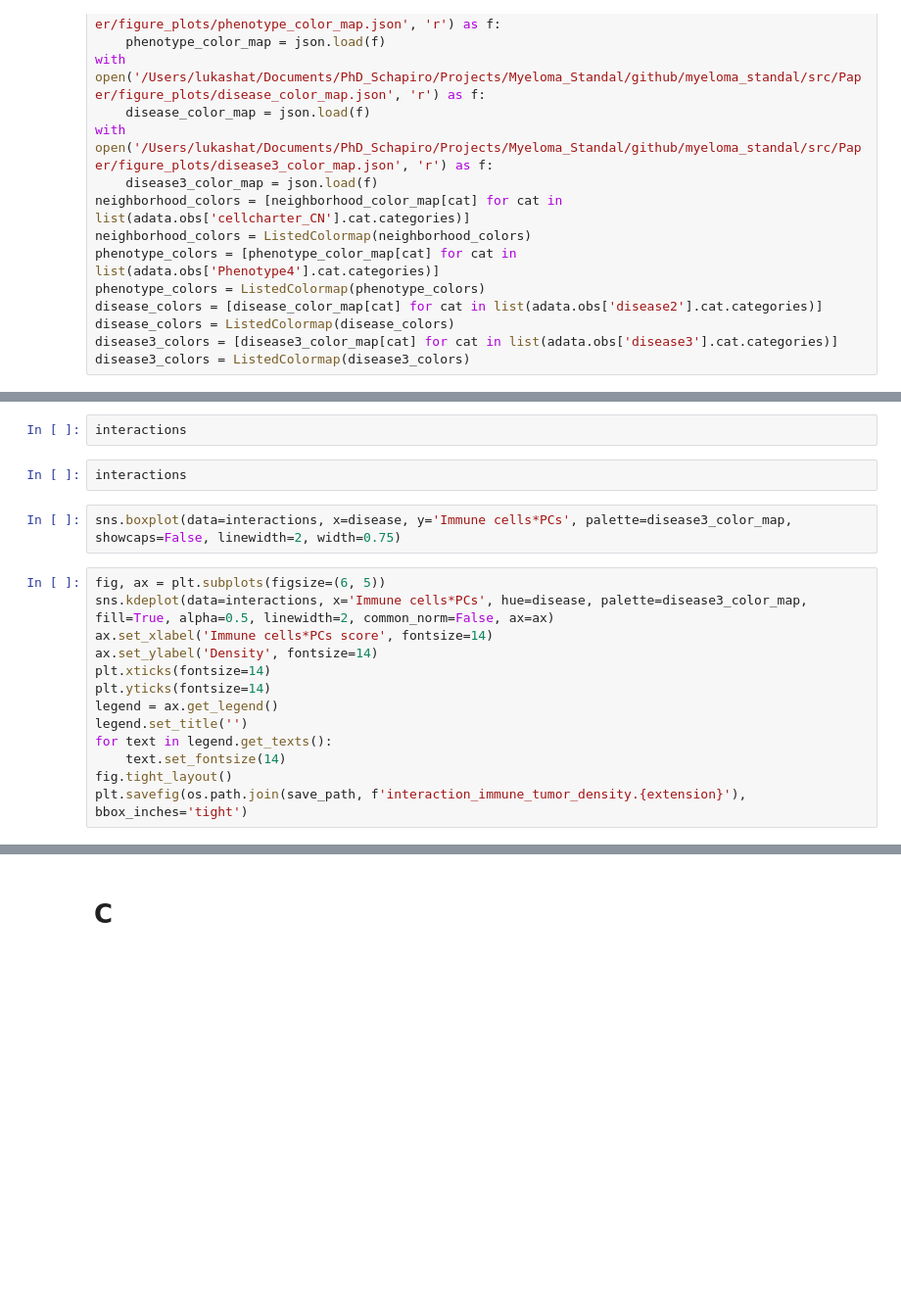
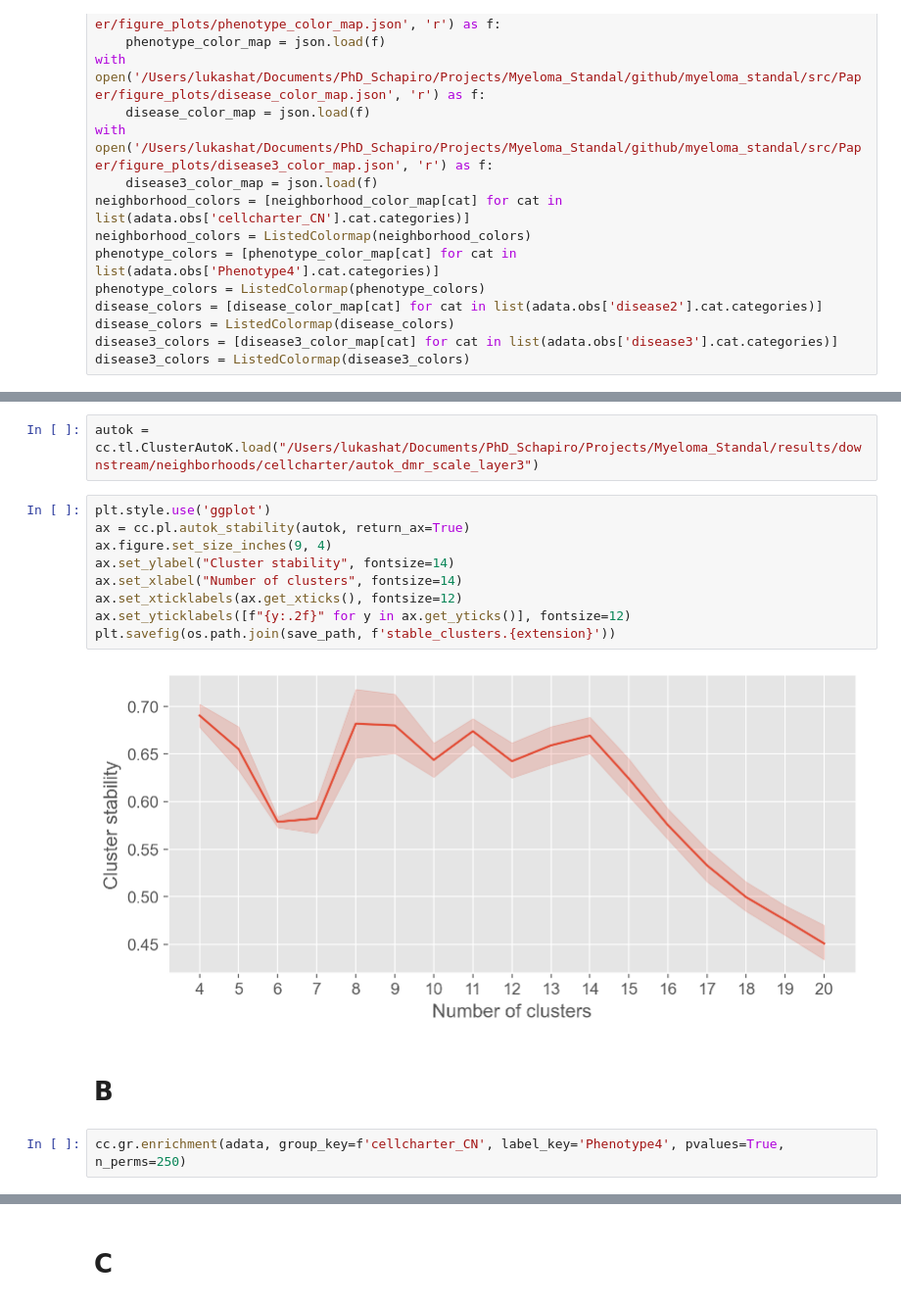
Before and after one commit to SchapiroLabor/myeloma_imc, a Jupyter notebook: src/Paper/figure_plots/figure_4.ipynb, the cells around one changed output, grey strips where cells are left out. Shown at 98% size. Drawn from its saved outputs; the diff is of its cells as text; blank space fills up the shorter version.

Commit message:
cleaning figure nbs

```diff
--- a/src/Paper/figure_plots/figure_4.ipynb
+++ b/src/Paper/figure_plots/figure_4.ipynb
@@ -129,19 +48,17 @@ interactions['Immune cells*PCs'].describe()
-# %%
-interactions
-# %%
-interactions
-# %%
-sns.boxplot(data=interactions, x=disease, y='Immune cells*PCs', palette=disease3_color_map, showcaps=False, linewidth=2, width=0.75)
-# %%
-fig, ax = plt.subplots(figsize=(6, 5))
-sns.kdeplot(data=interactions, x='Immune cells*PCs', hue=disease, palette=disease3_color_map, fill=True, alpha=0.5, linewidth=2, common_norm=False, ax=ax)
-ax.set_xlabel('Immune cells*PCs score', fontsize=14)
-ax.set_ylabel('Density', fontsize=14)
-plt.xticks(fontsize=14)
-plt.yticks(fontsize=14)
-legend = ax.get_legend()
-legend.set_title('')
-for text in legend.get_texts():
-	text.set_fontsize(14)
-fig.tight_layout()
-plt.savefig(os.path.join(save_path, f'interaction_immune_tumor_density.{extension}'), bbox_inches='tight')
+# %%
+autok = cc.tl.ClusterAutoK.load("/Users/lukashat/Documents/PhD_Schapiro/Projects/Myeloma_Standal/results/downstream/neighborhoods/cellcharter/autok_dmr_scale_layer3")
+# %%
+plt.style.use('ggplot')
+ax = cc.pl.autok_stability(autok, return_ax=True)
+ax.figure.set_size_inches(9, 4)
+ax.set_ylabel("Cluster stability", fontsize=14)
+ax.set_xlabel("Number of clusters", fontsize=14)
+ax.set_xticklabels(ax.get_xticks(), fontsize=12)
+ax.set_yticklabels([f"{y:.2f}" for y in ax.get_yticks()], fontsize=12)
+plt.savefig(os.path.join(save_path, f'stable_clusters.{extension}'))
+# %% [output]
+[figure, added]
+# %% [markdown]
+# B
+# %%
+cc.gr.enrichment(adata, group_key=f'cellcharter_CN', label_key='Phenotype4', pvalues=True, n_perms=250)
```
Also changed, not shown: parts of 59 cells of this notebook, 17 other files.
